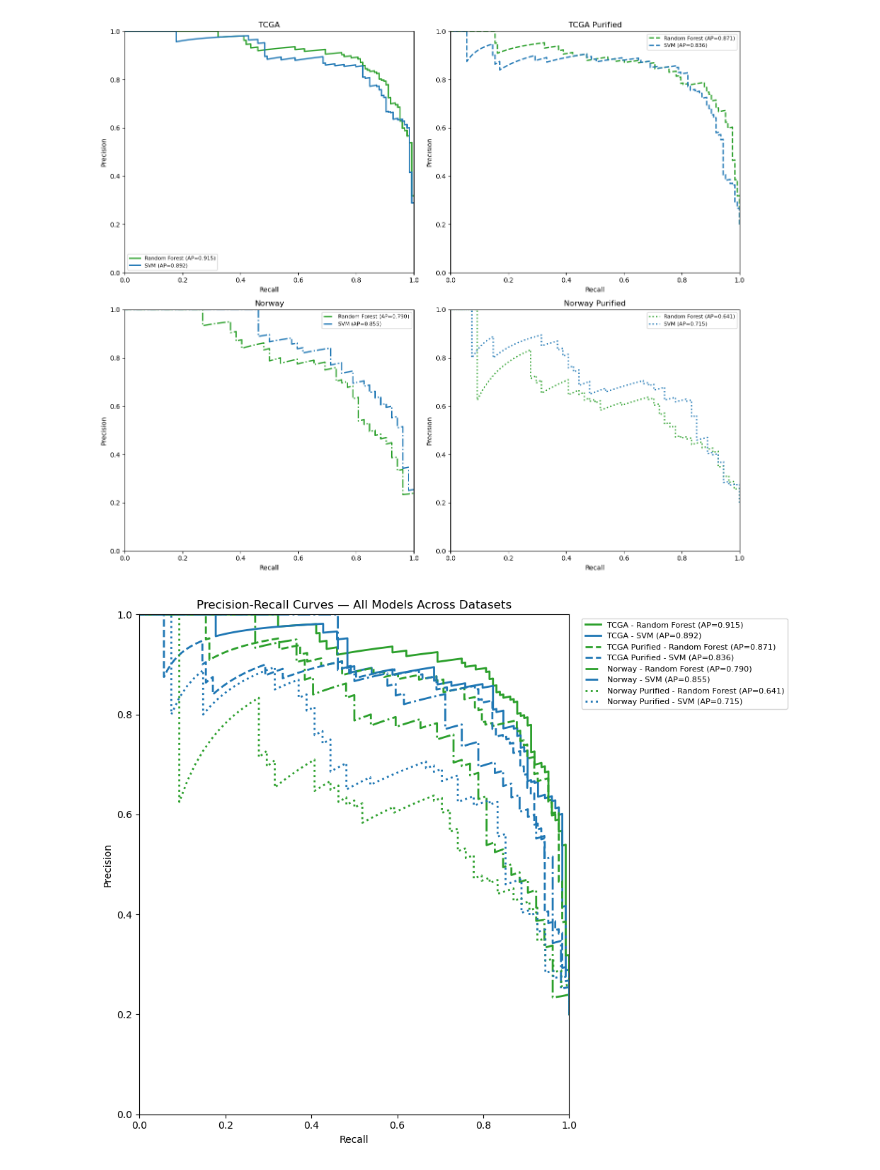
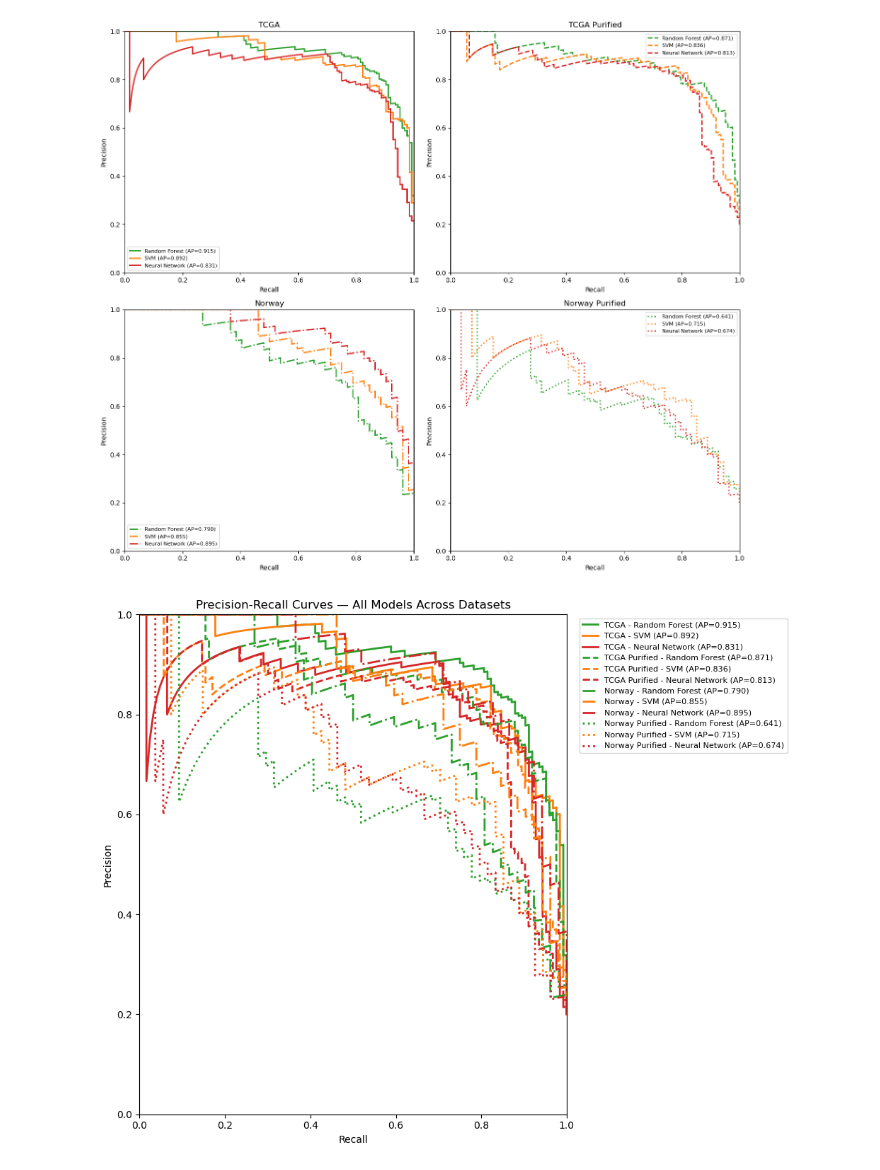
Before and after one commit to Alvinator24/BioinfoThesis, a Jupyter notebook: Final Graphs/Final Graphs.ipynb, the cells around one changed output. Drawn from its saved outputs; the diff is of its cells as text; code cells hidden in the pictures.

Commit message:
[ALL] Final Graphs!

```diff
--- a/Final Graphs/Final Graphs.ipynb
+++ b/Final Graphs/Final Graphs.ipynb
@@ -11,19 +11,19 @@ from sklearn.metrics import precision_recall_curve, average_precision_score
 # Load predictions
 RF_TCGA_preds = np.load("RF_TCGA_preds.npy")
 SVM_TCGA_preds = np.load("SVM_TCGA_preds.npy")
-#NN_TCGA_preds = np.load("NN_TCGA_preds.npy")
+NN_TCGA_preds = np.load("NN_TCGA_preds.npy")
 
 RF_TCGA_IP_preds = np.load("RF_TCGA_IP_preds.npy")
 SVM_TCGA_IP_preds = np.load("SVM_TCGA_IP_preds.npy")
-#NN_TCGA_IP_preds = np.load("NN_TCGA_IP_preds.npy")
+NN_TCGA_IP_preds = np.load("NN_TCGA_IP_preds.npy")
 
 RF_Norway_preds = np.load("RF_Norway_preds.npy")
 SVM_Norway_preds = np.load("SVM_Norway_preds.npy")
-#NN_Norway_preds = np.load("NN_Norway_preds.npy")
+NN_Norway_preds = np.load("NN_Norway_preds.npy")
 
 RF_Norway_IP_preds = np.load("RF_Norway_IP_preds.npy")
 SVM_Norway_IP_preds = np.load("SVM_Norway_IP_preds.npy")
-#NN_Norway_IP_preds = np.load("NN_Norway_IP_preds.npy")
+NN_Norway_IP_preds = np.load("NN_Norway_IP_preds.npy")
 
 # Load y_test for each dataset
 y_test_TCGA = pd.read_csv("../Datasets/TCGA Dataset Splits/Y_test.csv").values.ravel()
@@ -33,7 +33,7 @@ y_test_Norway_purified = pd.read_csv("../Datasets/Norway InfiniumPurify Dataset
 
 model_colors = {
     "Random Forest": "tab:green",
-    "SVM": "tab:blue",
+    "SVM": "tab:orange",
     "Neural Network": "tab:red"
 }
 
@@ -48,25 +48,25 @@ datasets = [
     ("TCGA", y_test_TCGA, [
         ("Random Forest", RF_TCGA_preds),
         ("SVM", SVM_TCGA_preds),
-        #("Neural Network", NN_TCGA_preds)
+        ("Neural Network", NN_TCGA_preds)
     ]),
 
     ("TCGA Purified", y_test_TCGA_purified, [
         ("Random Forest", RF_TCGA_IP_preds),
         ("SVM", SVM_TCGA_IP_preds),
-        #("Neural Network", NN_TCGA_IP_preds)
+        ("Neural Network", NN_TCGA_IP_preds)
     ]),
 
     ("Norway", y_test_Norway, [
         ("Random Forest", RF_Norway_preds),
         ("SVM", SVM_Norway_preds),
-        #("Neural Network", NN_Norway_preds)
+        ("Neural Network", NN_Norway_preds)
     ]),
 
     ("Norway Purified", y_test_Norway_purified, [
         ("Random Forest", RF_Norway_IP_preds),
         ("SVM", SVM_Norway_IP_preds),
-        #("Neural Network", NN_Norway_IP_preds)
+        ("Neural Network", NN_Norway_IP_preds)
     ]),
 ]
 
@@ -119,32 +119,32 @@ for dataset_name, y_true, models in datasets:
     y_bin = label_binarize(y_true, classes=classes)
 
     for model_name, preds in models:
 
         if preds.ndim == 1:
             preds = preds.reshape(-1,1)
 
         precision, recall, _ = precision_recall_curve(y_bin.ravel(), preds.ravel())
         ap = average_precision_score(y_bin, preds, average="micro")
 
         plt.plot(
             recall,
             precision,
             color=model_colors[model_name],
             linestyle=dataset_styles[dataset_name],
             linewidth=2,
             label=f"{dataset_name} - {model_name} (AP={ap:.3f})"
         )
 
 plt.title("Precision-Recall Curves — All Models Across Datasets")
 plt.xlabel("Recall")
 plt.ylabel("Precision")
 plt.xlim(0,1)
 plt.ylim(0,1)
 
 plt.legend(bbox_to_anchor=(1.02,1), loc="upper left", fontsize=8)
 
 plt.tight_layout()
 plt.show()
 # %% [output]
-[figure, old version]
+[figure, new version]
-[figure, old version]
+[figure, new version]
```
